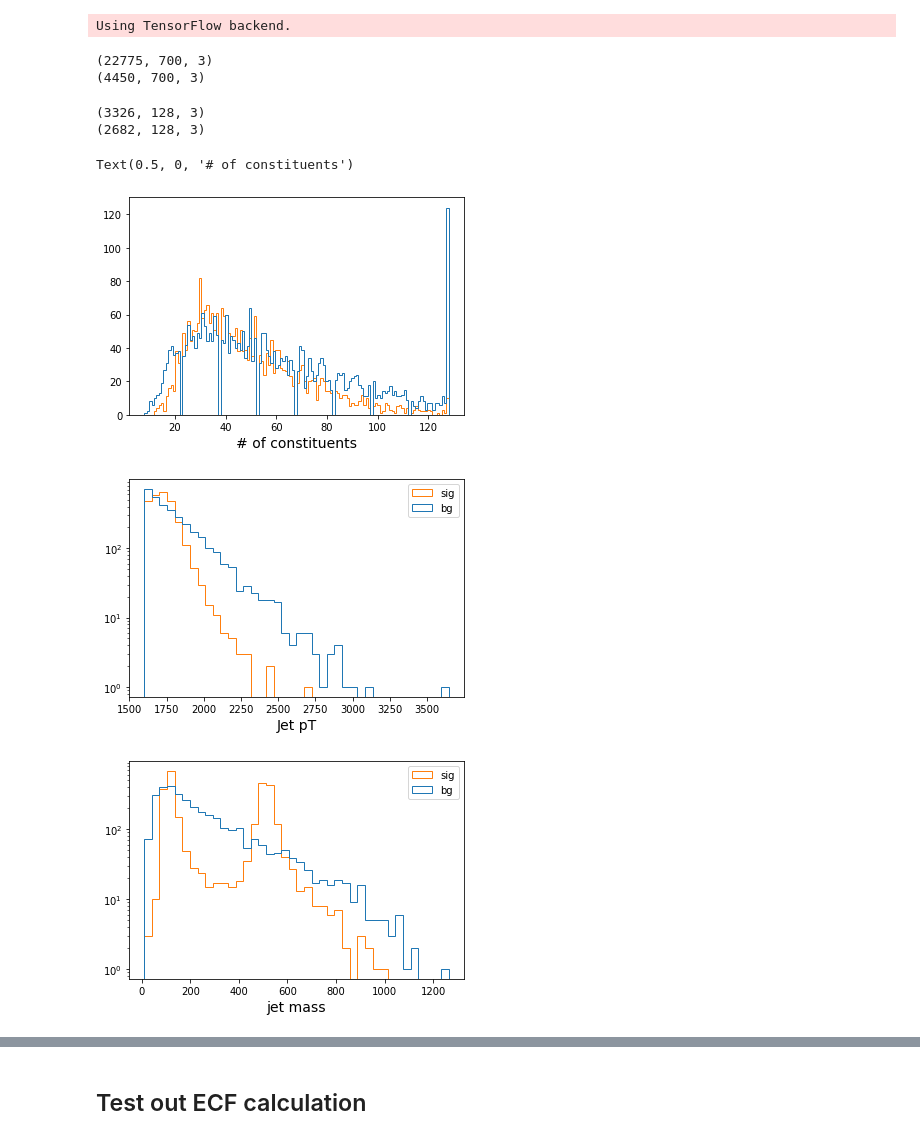
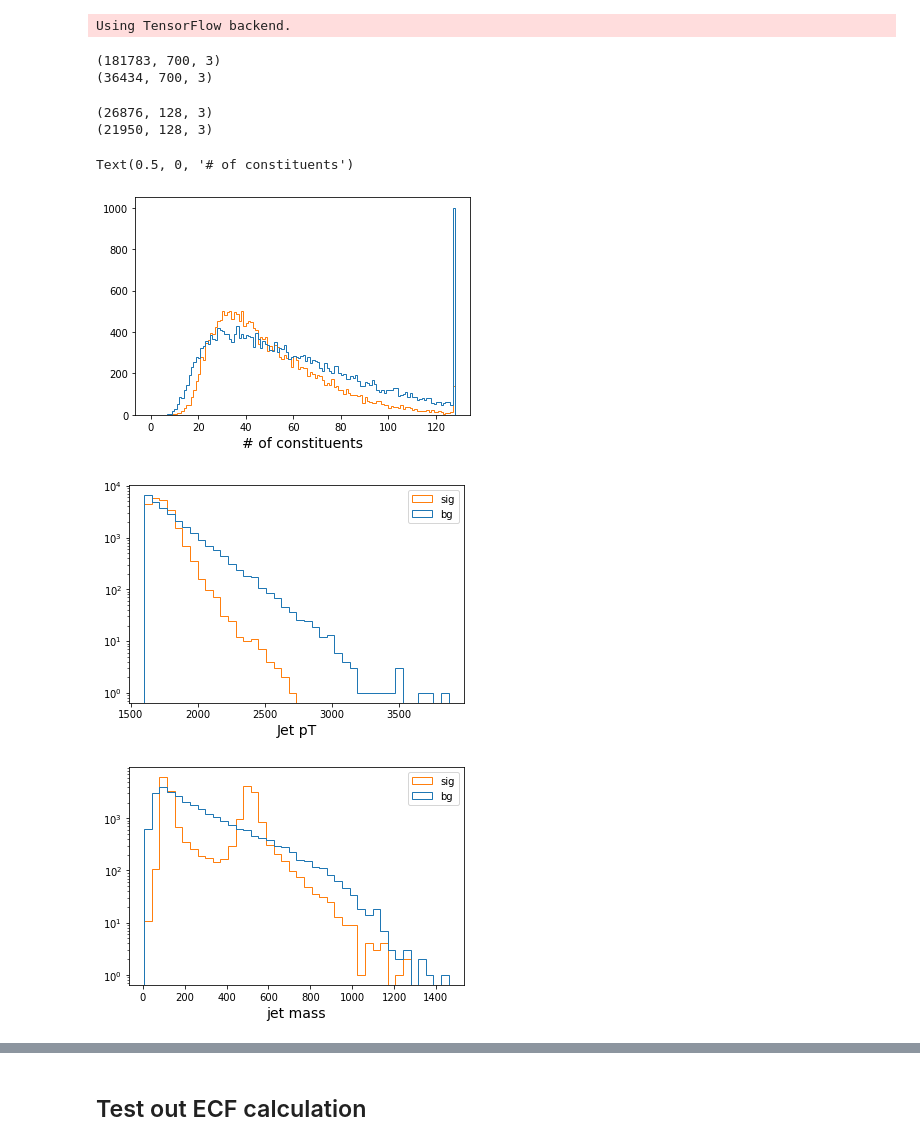
Before and after one commit to cshimmin/jet-adv, a Jupyter notebook: lhco_adversary.ipynb, the cells around one changed output, grey strips where cells are left out. Cells and saved outputs as stored; diff of their text form; code cells hidden in the pictures.

```diff
--- a/lhco_adversary.ipynb
+++ b/lhco_adversary.ipynb
@@ -24,13 +26,13 @@ import time
 # %%
 import util
 # %%
-sig, bg = util.load_data()
+sig, bg = util.load_data(nevt=400000)
 # %%
 print(bg.shape)
 print(sig.shape)
 # %% [output]
-(22775, 700, 3)
-(4450, 700, 3)
+(181783, 700, 3)
+(36434, 700, 3)
 # %%
 # cluster jets, requiring pT>1.6 TeV
 
@@ -45,30 +47,30 @@ sig_jets, sig_consts = util.cluster_jets(sig, **cluster_args)
 print(bg_consts.shape)
 print(sig_consts.shape)
 # %% [output]
-(3326, 128, 3)
-(2682, 128, 3)
+(26876, 128, 3)
+(21950, 128, 3)
 # %%
 bg_ntrk = np.sum(bg_consts[:,:,0]>0, axis=-1)
 sig_ntrk = np.sum(sig_consts[:,:,0]>0, axis=-1)
-plt.hist([bg_ntrk, sig_ntrk], histtype='step', bins=128);
+plt.hist([bg_ntrk, sig_ntrk], histtype='step', bins=128, range=(0,128));
 plt.xlabel("# of constituents")
 # %% [output]
 Text(0.5, 0, '# of constituents')
-[figure, old version]
+[figure, new version]
 # %%
 plt.hist([bg_jets[:,0], sig_jets[:,0]], histtype='step', bins=40, label=['bg','sig'])
 plt.yscale('log')
 plt.xlabel("Jet pT")
 plt.legend();
 # %% [output]
-[figure, old version]
+[figure, new version]
 # %%
 plt.hist([bg_jets[:,3], sig_jets[:,3]], histtype='step', bins=40, label=['bg', 'sig'])
 plt.yscale('log');
 plt.xlabel("jet mass")
 plt.legend();
 # %% [output]
-[figure, old version]
+[figure, new version]
 # %%
 plt.hist([bg_jets[:,0][np.abs(bg_jets[:,3]-500)<50], sig_jets[:,0][np.abs(sig_jets[:,3]-500)<50]], histtype='step', bins=40, label=['bg','sig'])
 plt.yscale('log');
```
Also changed, not shown: parts of 19 cells of this notebook, 1 other file.
